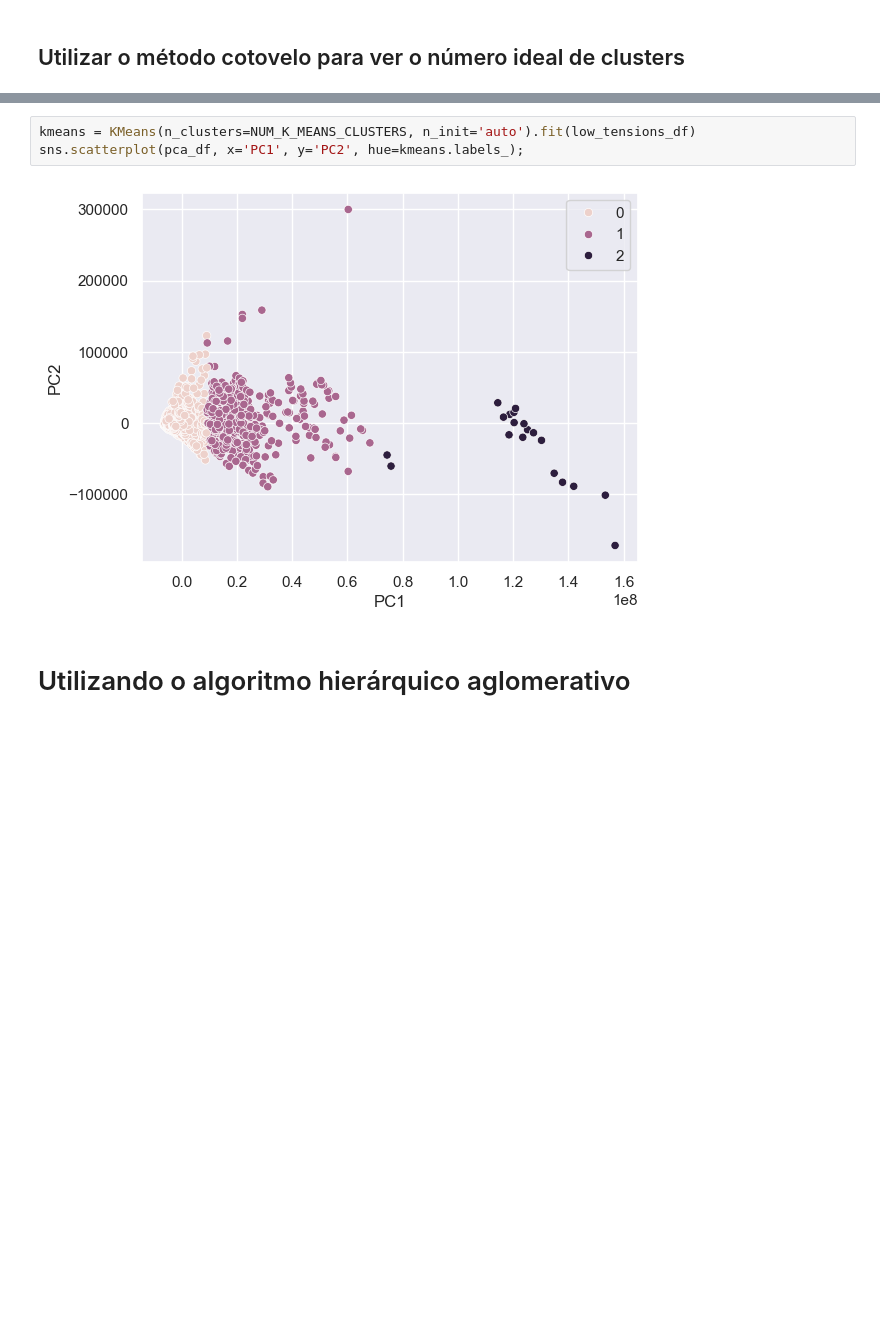
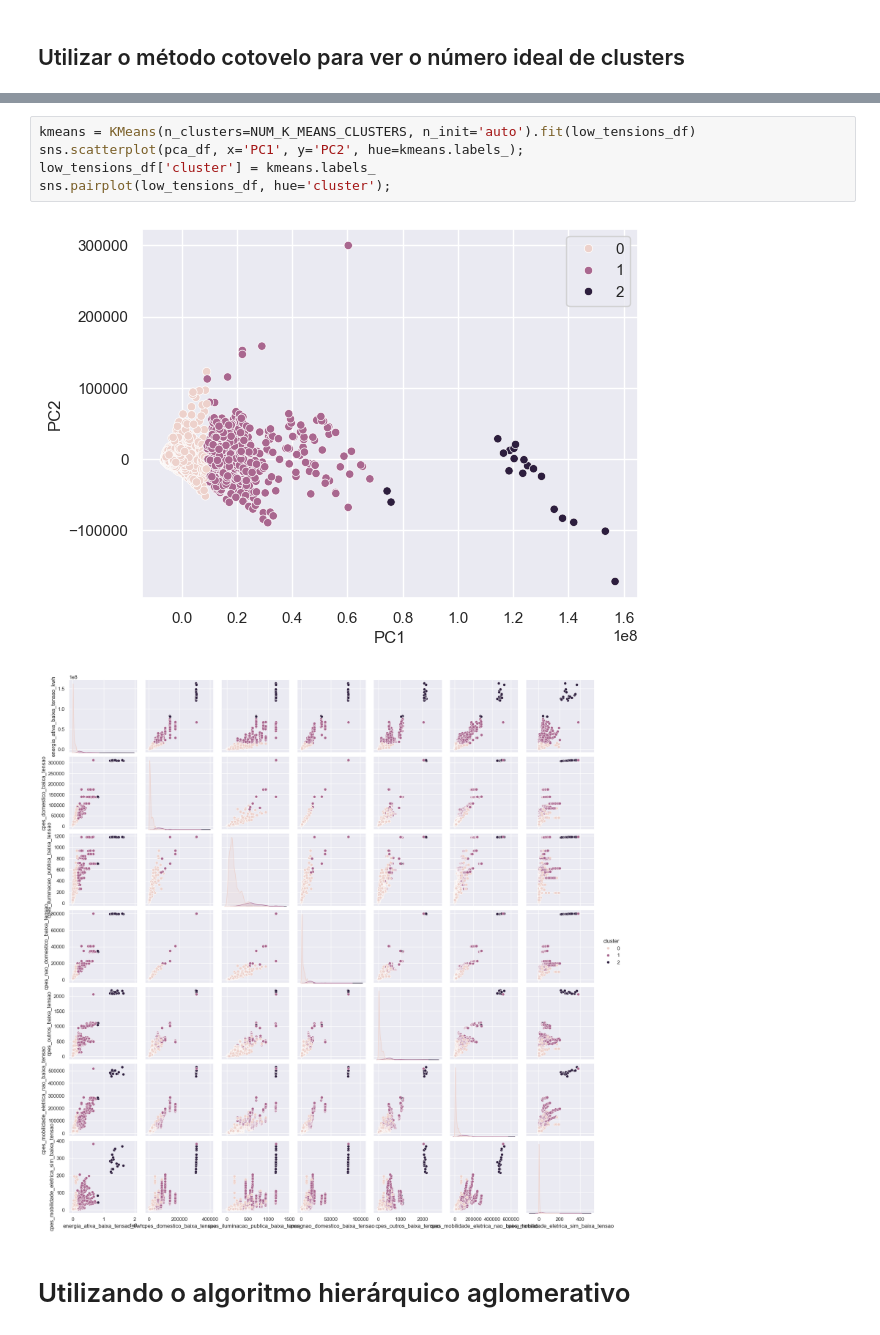
Before and after one commit to kreativermario/Projeto-DECD, a Jupyter notebook: notebooks/clustering_low_tensions.ipynb, the cells around one changed output, grey strips where cells are left out. Cells and saved outputs as stored; diff of their text form; blank space fills up the shorter version.

```diff
--- a/notebooks/clustering_low_tensions.ipynb
+++ b/notebooks/clustering_low_tensions.ipynb
@@ -118,8 +128,11 @@ sns.lineplot(k_wss, x='k', y='wss');
 # %%
 kmeans = KMeans(n_clusters=NUM_K_MEANS_CLUSTERS, n_init='auto').fit(low_tensions_df)
 sns.scatterplot(pca_df, x='PC1', y='PC2', hue=kmeans.labels_);
+low_tensions_df['cluster'] = kmeans.labels_
+sns.pairplot(low_tensions_df, hue='cluster');
 # %% [output]
 [figure]
+[figure, added]
 # %% [markdown]
 # Utilizando o algoritmo hierárquico aglomerativo
 # %% [markdown]
```
Also changed, not shown: parts of 2 cells of this notebook, 1 other file.
